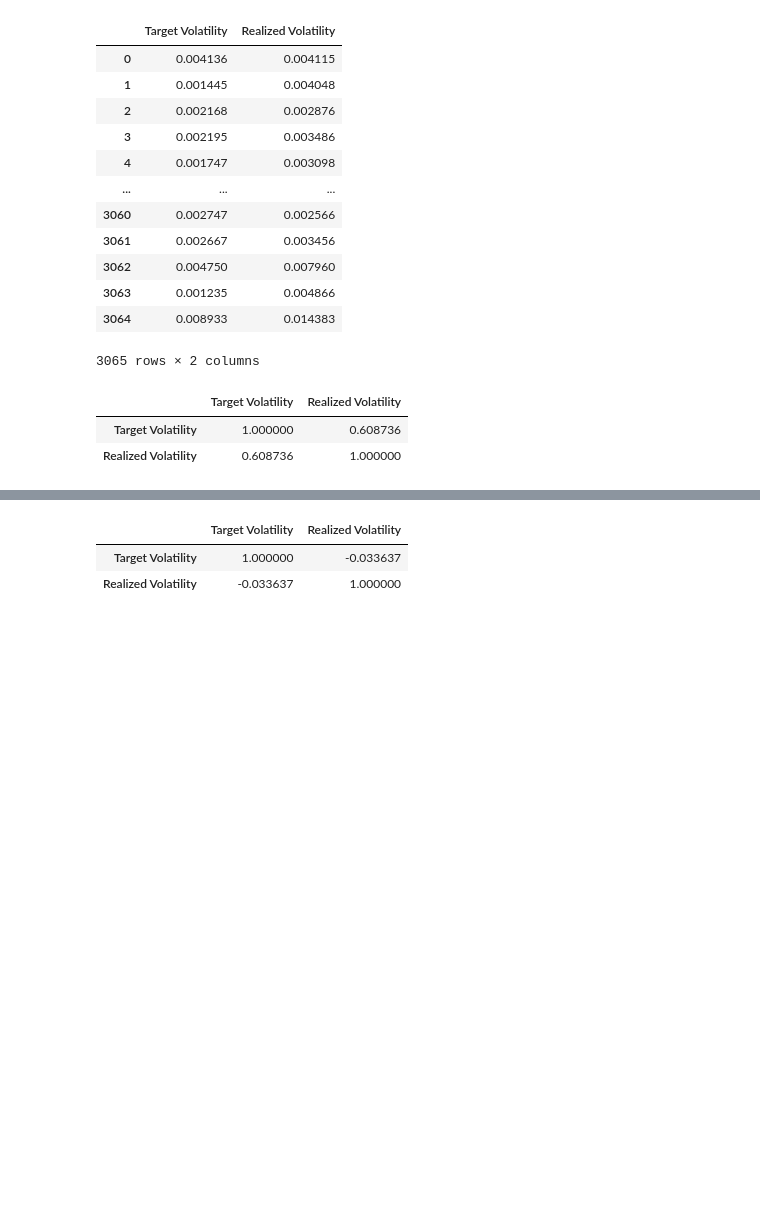
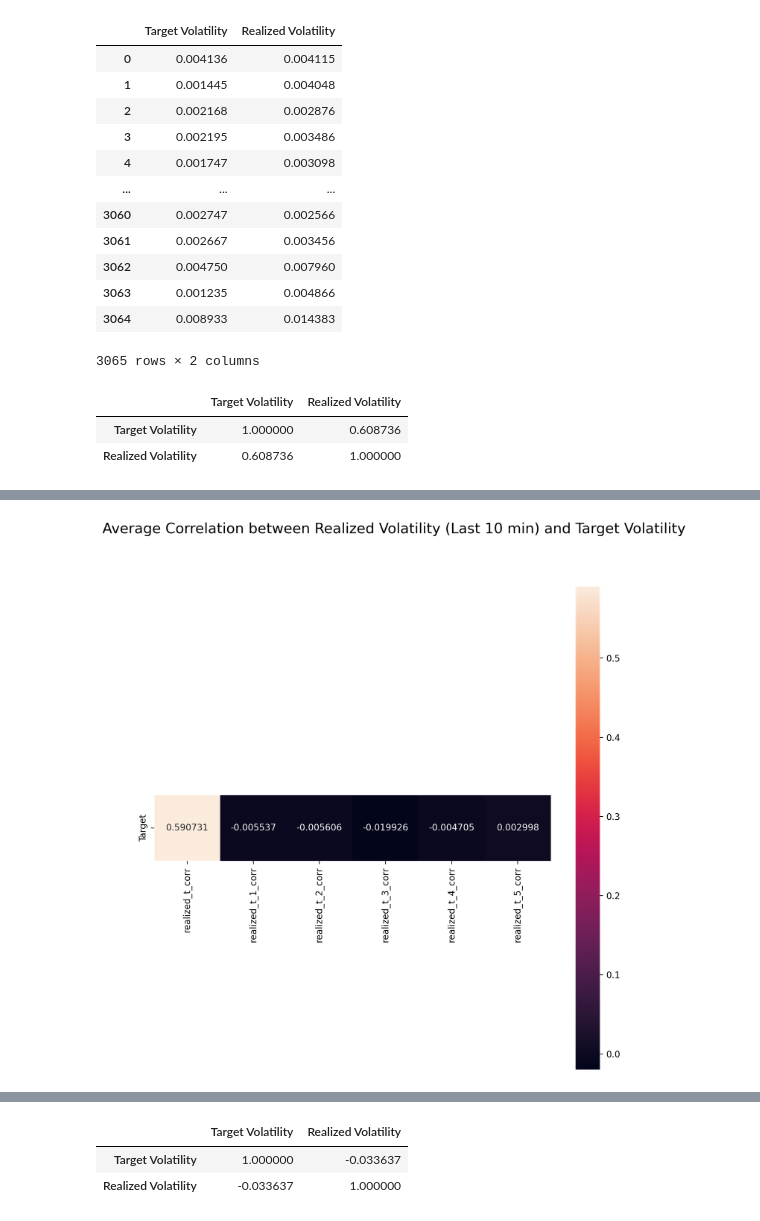
Before and after one commit to gilessssss/9417optivized, a Jupyter notebook: exploration.ipynb, the cells around one changed output, grey strips where cells are left out. Cells and saved outputs as stored; diff of their text form; code cells hidden in the pictures; blank space fills up the shorter version.

```diff
--- a/exploration.ipynb
+++ b/exploration.ipynb
@@ -360,0 +495,19 @@ vol_id_0_df.corr()
+# %%
+global correlation_dict
+average_correlation = {key: np.mean(value) for key,value in correlation_dict.items()}
+average_correlation = pd.DataFrame(list(average_correlation.items()))
+average_correlation = average_correlation.drop([0], axis=0)
+col_names = average_correlation.iloc[:, 0]
+average_correlation = average_correlation.drop([0], axis=1)
+average_correlation.columns = ['Target']
+average_correlation = average_correlation.set_index(col_names)
+average_correlation.index.name = None
+# %%
+
+fig = plt.figure(figsize=(10,10), dpi=200)
+sns.heatmap(data=average_correlation.T,annot=True,square=True, fmt='f')
+#ax.invert_yaxis()
+fig.suptitle('Average Correlation between Realized Volatility (Last 10 min) and Target Volatility', fontsize=16)
+plt.show()
+# %% [output]
+[figure, added]
```
Also changed, not shown: parts of 34 cells of this notebook, 1 other file.
